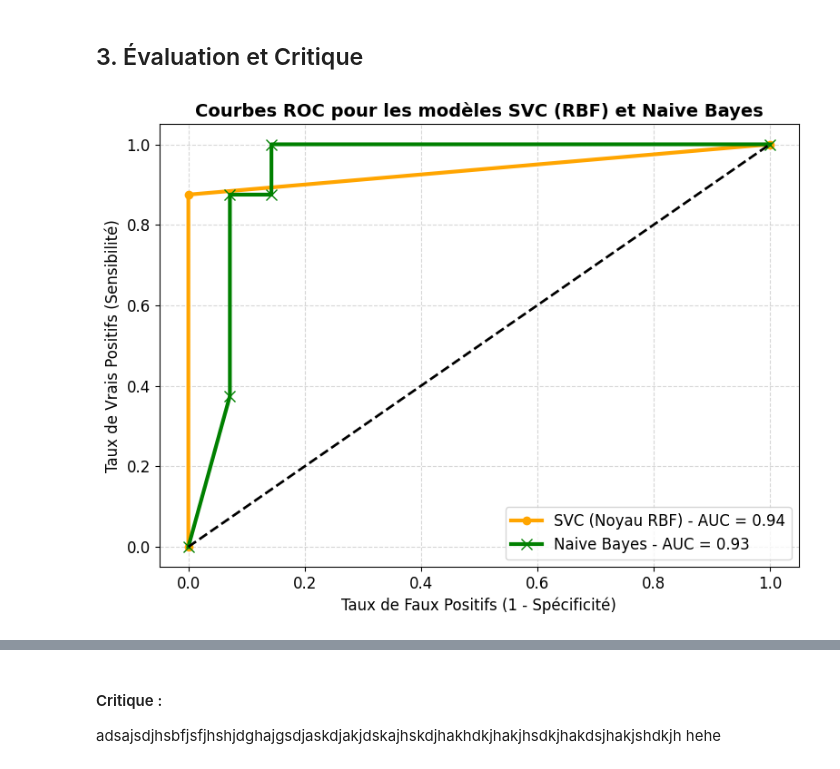
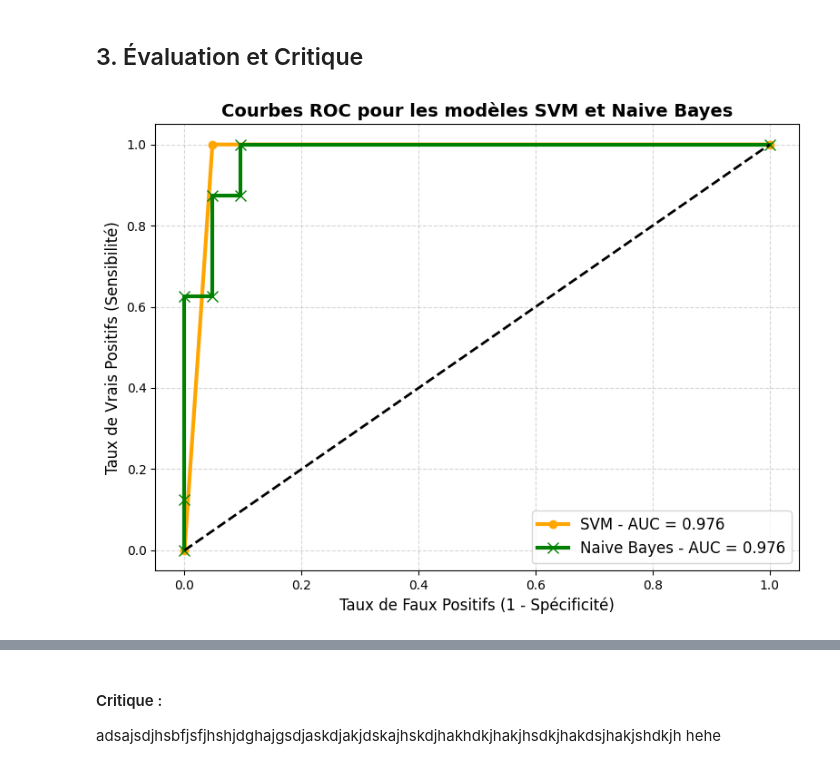
Before and after one commit to marktr11/Cervical-Cancer-Risk-Classification, a Jupyter notebook: Code/Comparer les modèles.ipynb, the cells around one changed output, grey strips where cells are left out. Drawn from its saved outputs; the diff is of its cells as text; code cells hidden in the pictures.

```diff
--- a/Code/Comparer les modèles.ipynb
+++ b/Code/Comparer les modèles.ipynb
@@ -9,44 +12,49 @@ import matplotlib.pyplot as plt
 # %% [markdown]
 ## 2. Importation des valeurs du taux de faux positifs, du taux de vrais positifs et de l'AUC des modèles
+# %%
+with open('variables.pkl', 'rb') as f:
+    (df, X_train, X_test, y_train, y_test,X_train_smote, y_train_smote) = pickle.load(f)
 # %%
-with open('roc_data_rbf.pkl', 'rb') as f:
-    roc_data_rbf = pickle.load(f)
+with open('roc_data_svm.pkl', 'rb') as f:
+    roc_data_svm = pickle.load(f)
 
-fpr_rbf = roc_data_rbf['fpr_rbf']
-tpr_rbf = roc_data_rbf['tpr_rbf']
-auc_rbf = roc_data_rbf['auc_rbf']
+fpr_svm = roc_data_svm['fpr_svm']
+tpr_svm = roc_data_svm['tpr_svm']
+auc_svm = roc_data_svm['auc_svm']
+pred_svm = roc_data_svm['pred_svm']
 # %%
 with open('roc_data_NB.pkl', 'rb') as f:
     roc_data_NB = pickle.load(f)
 
-fpr_nb = roc_data_NB['fpr']
-tpr_nb = roc_data_NB['tpr']
-auc_nb = roc_data_NB['roc_auc']
+fpr_nb = roc_data_NB['fpr_nb']
+tpr_nb = roc_data_NB['tpr_nb']
+auc_nb = roc_data_NB['auc_nb']
+pred_nb = roc_data_NB['pred_nb']
 # %% [markdown]
 ## 3. Évaluation et Critique
 # %%
 plt.figure(figsize=(8, 6))
 
 # Plot SVC (Noyau RBF)
-plt.plot(fpr_rbf, tpr_rbf, label=f'SVC (Noyau RBF) - AUC = {auc_rbf:.2f}', linewidth=3, marker='o', markersize=6, markerfacecolor='orange', color='orange')
+plt.plot(fpr_svm, tpr_svm, label=f'SVM - AUC = {auc_svm:.3f}', linewidth=3, marker='o', markersize=6, markerfacecolor='orange', color='orange')
 
 # Plot Naive Bayes
-plt.plot(fpr_nb, tpr_nb, label=f'Naive Bayes - AUC = {auc_nb:.2f}', linewidth=3, marker='x', markersize=8, markerfacecolor='green', color='green')
+plt.plot(fpr_nb, tpr_nb, label=f'Naive Bayes - AUC = {auc_nb:.3f}', linewidth=3, marker='x', markersize=8, markerfacecolor='green', color='green')
 
 # Ajouter une ligne diagonale (modèle aléatoire)
 plt.plot([0, 1], [0, 1], 'k--', linewidth=2)
 
 plt.rcParams['font.size'] = 12
-plt.title('Courbes ROC pour les modèles SVC (RBF) et Naive Bayes', fontsize=14, fontweight='bold')
+plt.title('Courbes ROC pour les modèles SVM et Naive Bayes', fontsize=14, fontweight='bold')
 plt.xlabel('Taux de Faux Positifs (1 - Spécificité)', fontsize=12)
 plt.ylabel('Taux de Vrais Positifs (Sensibilité)', fontsize=12)
 
 plt.legend(loc='lower right', fontsize=12)
 
 plt.grid(True, linestyle='--', alpha=0.5)
 
 # Afficher le graphique
 plt.tight_layout()
 plt.show()
 # %% [output]
-[figure, old version]
+[figure, new version]
```
Also changed, not shown: parts of 2 cells of this notebook, 14 other files.
